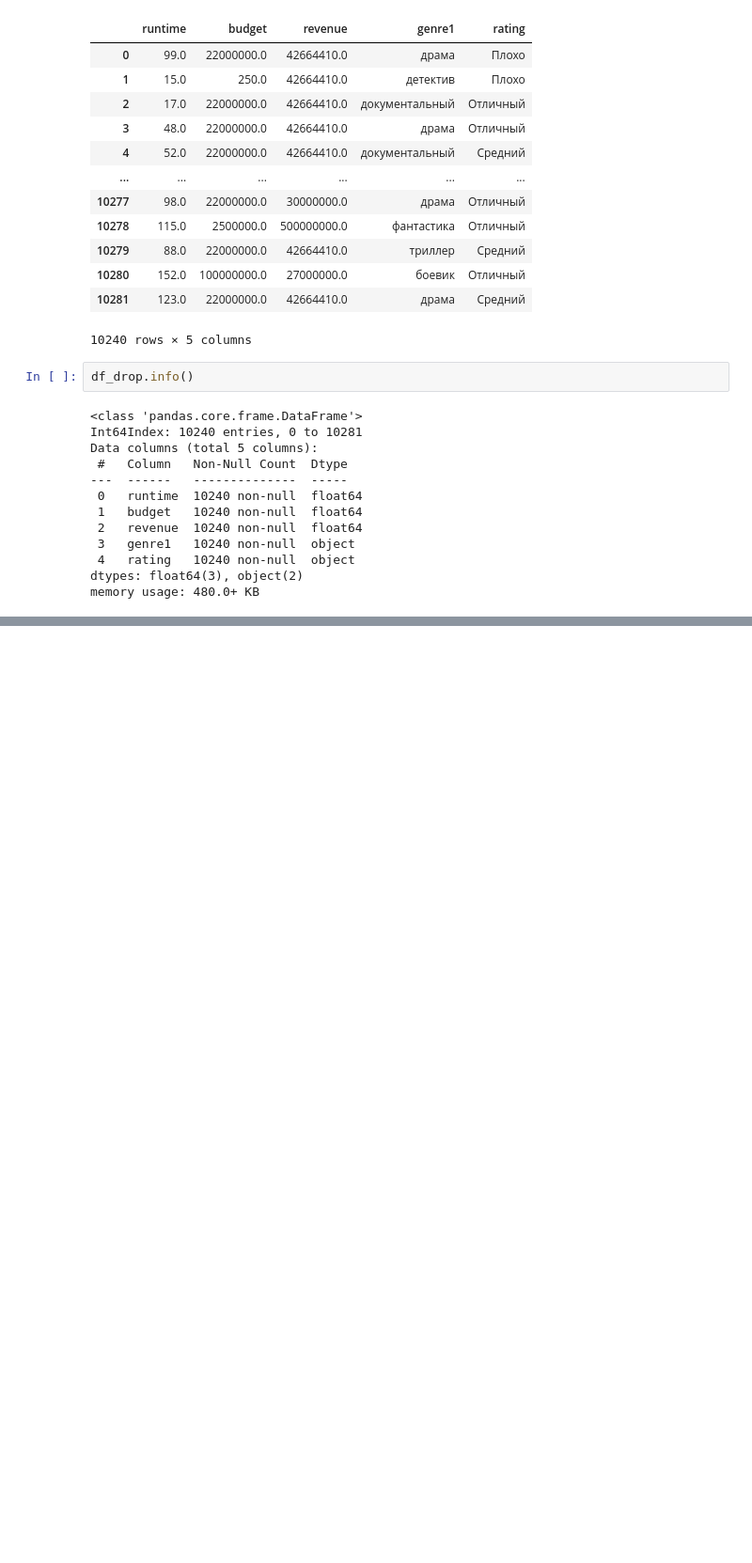
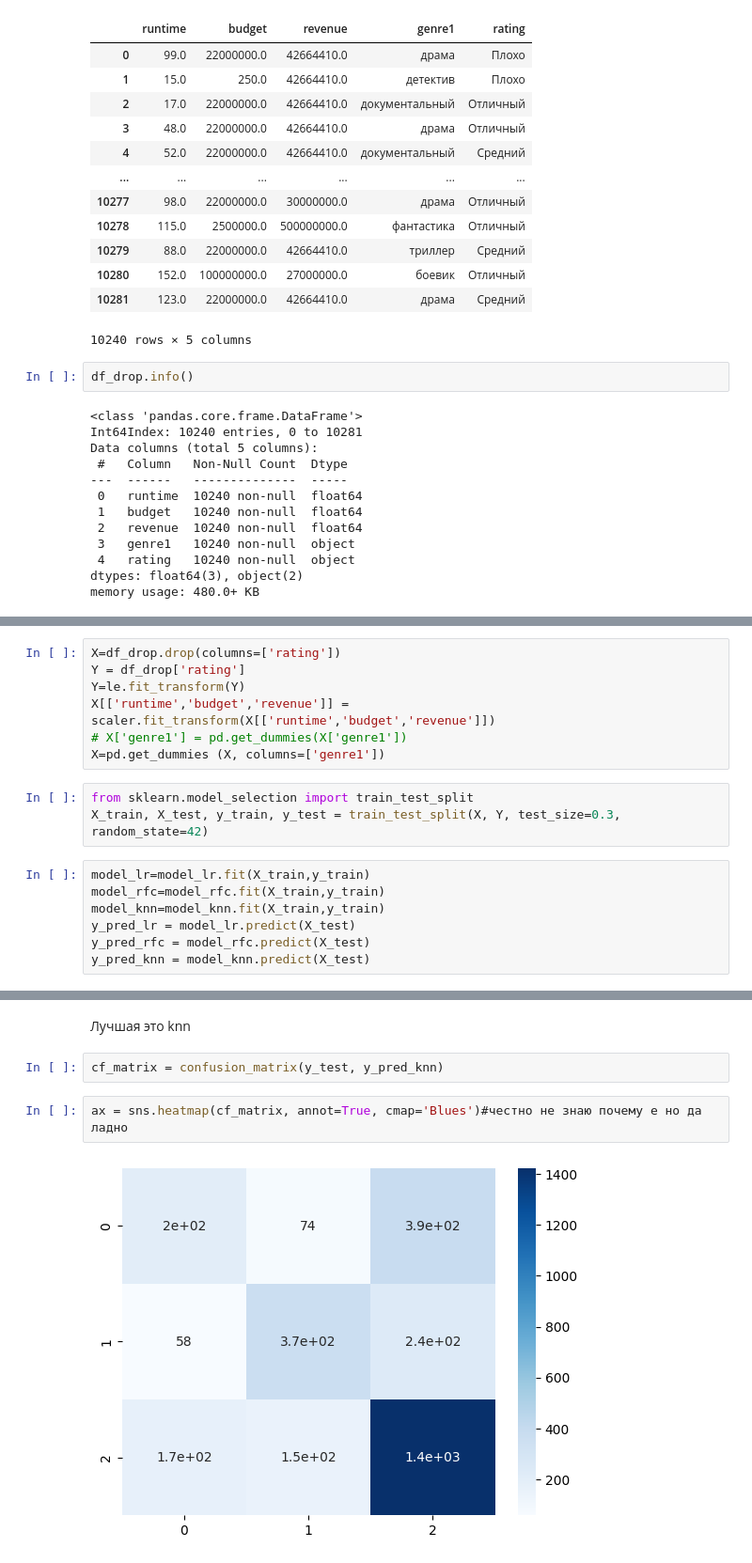
Before and after one commit to fardsnog2/ML_vvsu, a Jupyter notebook: Georgy_ml_vvsu_first_lr.ipynb, the cells around one changed output, grey strips where cells are left out. Shown at 94% size. Drawn from its saved outputs; the diff is of its cells as text; blank space fills up the shorter version.

```diff
--- a/Georgy_ml_vvsu_first_lr.ipynb
+++ b/Georgy_ml_vvsu_first_lr.ipynb
@@ -276,0 +342,17 @@ pd.get_dummies(X)
+# %%
+X=df_drop.drop(columns=['rating'])
+Y = df_drop['rating']
+Y=le.fit_transform(Y)
+X[['runtime','budget','revenue']] = scaler.fit_transform(X[['runtime','budget','revenue']])
+# X['genre1'] = pd.get_dummies(X['genre1'])
+X=pd.get_dummies (X, columns=['genre1'])
+# %%
+from sklearn.model_selection import train_test_split
+X_train, X_test, y_train, y_test = train_test_split(X, Y, test_size=0.3, random_state=42)
+# %%
+model_lr=model_lr.fit(X_train,y_train)
+model_rfc=model_rfc.fit(X_train,y_train)
+model_knn=model_knn.fit(X_train,y_train)
+y_pred_lr = model_lr.predict(X_test)
+y_pred_rfc = model_rfc.predict(X_test)
+y_pred_knn = model_knn.predict(X_test)
@@ -276,0 +413,8 @@ pd.get_dummies(X)
+# %% [markdown]
+Лучшая это knn
+# %%
+cf_matrix = confusion_matrix(y_test, y_pred_knn)
+# %%
+ax = sns.heatmap(cf_matrix, annot=True, cmap='Blues')#честно не знаю почему е но да ладно
+# %% [output]
+[figure, added]
```
Also changed, not shown: parts of 25 cells of this notebook.
